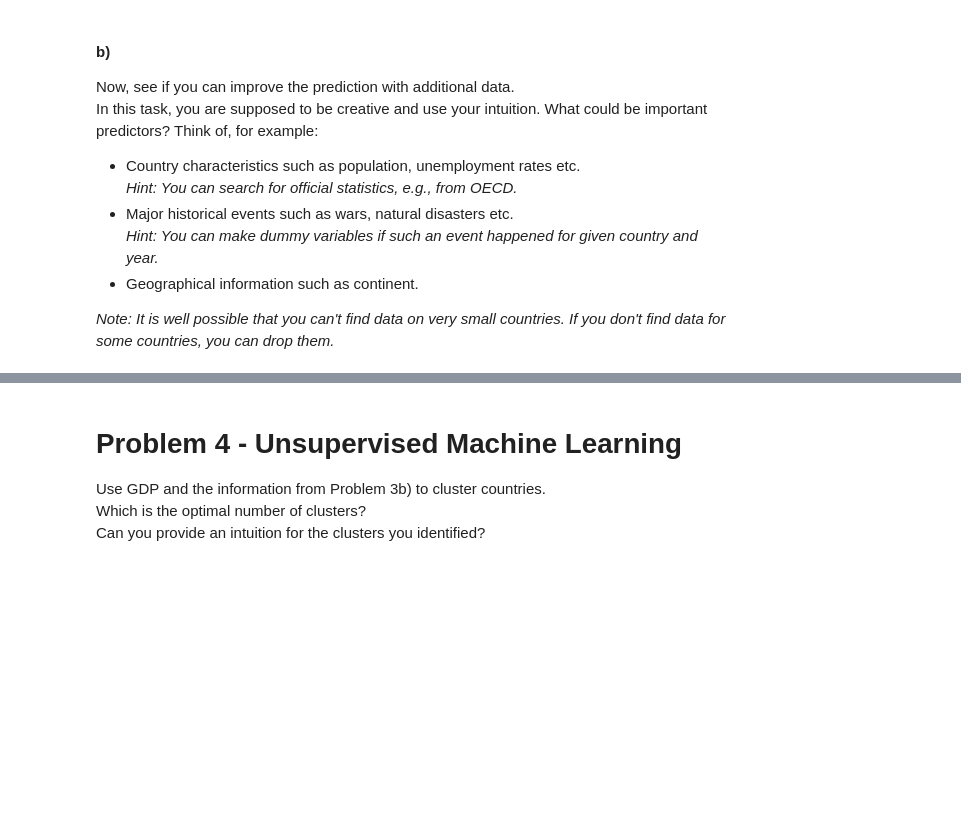
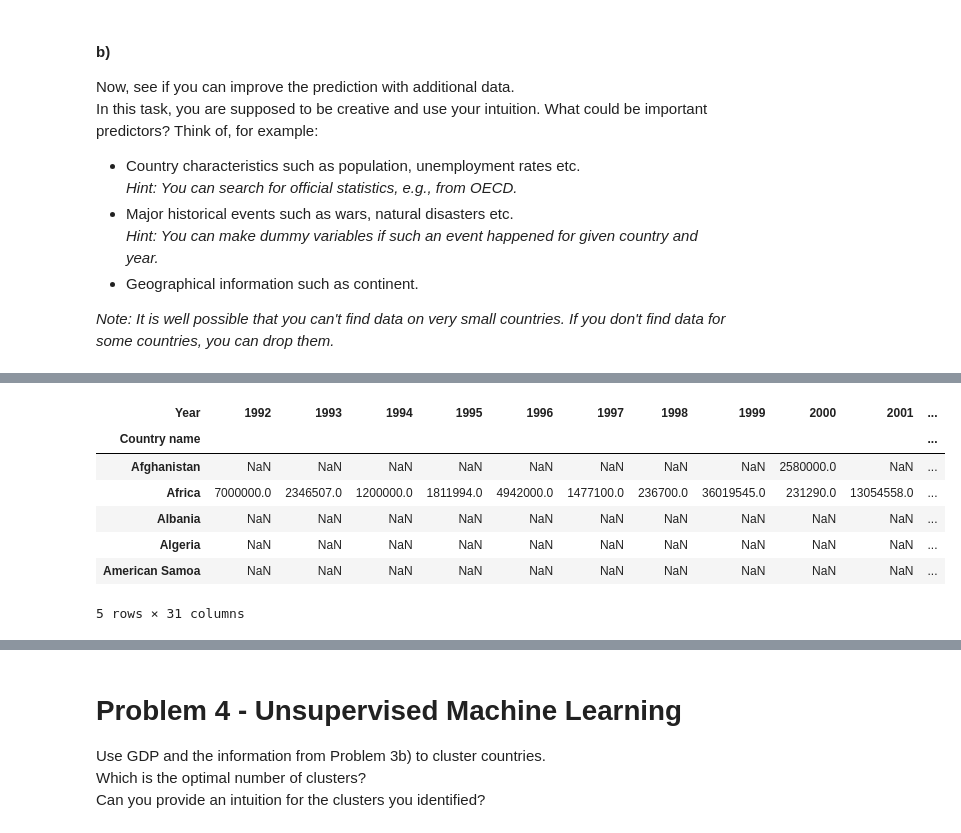
Before and after one commit to Monsieur-Bandana/data_science_clockmann, a Jupyter notebook: ClassProject3a.ipynb, the cells around one changed output, grey strips where cells are left out. Drawn from its saved outputs; the diff is of its cells as text; code cells hidden in the pictures; blank space fills up the shorter version.

```diff
--- a/ClassProject3a.ipynb
+++ b/ClassProject3a.ipynb
@@ -353,0 +388,11 @@ nat_dis_piv.drop(nat_dis_piv.iloc[:, 0:92], inplace = True, axis = 1)
+# %%
+nat_dis_piv.head(5)
+# %% [output]
+| Year | 1992 | 1993 | 1994 | 1995 | 1996 | 1997 | 1998 | 1999 | 2000 | 2001 | ... |
+| Country name |  |  |  |  |  |  |  |  |  |  | ... |
+| Afghanistan | NaN | NaN | NaN | NaN | NaN | NaN | NaN | NaN | 2580000.0 | NaN | ... |
+| Africa | 7000000.0 | 2346507.0 | 1200000.0 | 1811994.0 | 4942000.0 | 1477100.0 | 236700.0 | 36019545.0 | 231290.0 | 13054558.0 | ... |
+| Albania | NaN | NaN | NaN | NaN | NaN | NaN | NaN | NaN | NaN | NaN | ... |
+| Algeria | NaN | NaN | NaN | NaN | NaN | NaN | NaN | NaN | NaN | NaN | ... |
+| American Samoa | NaN | NaN | NaN | NaN | NaN | NaN | NaN | NaN | NaN | NaN | ... |
+5 rows × 31 columns
```
Also changed, not shown: parts of 4 cells of this notebook, 1 other file.
